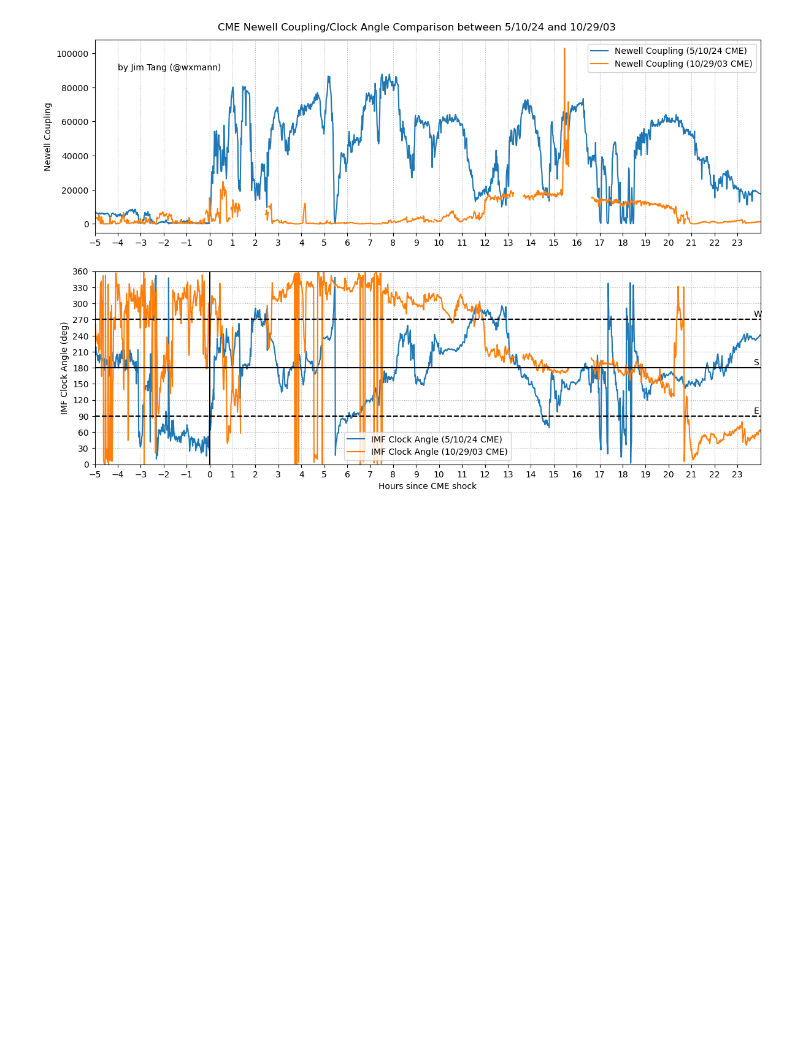
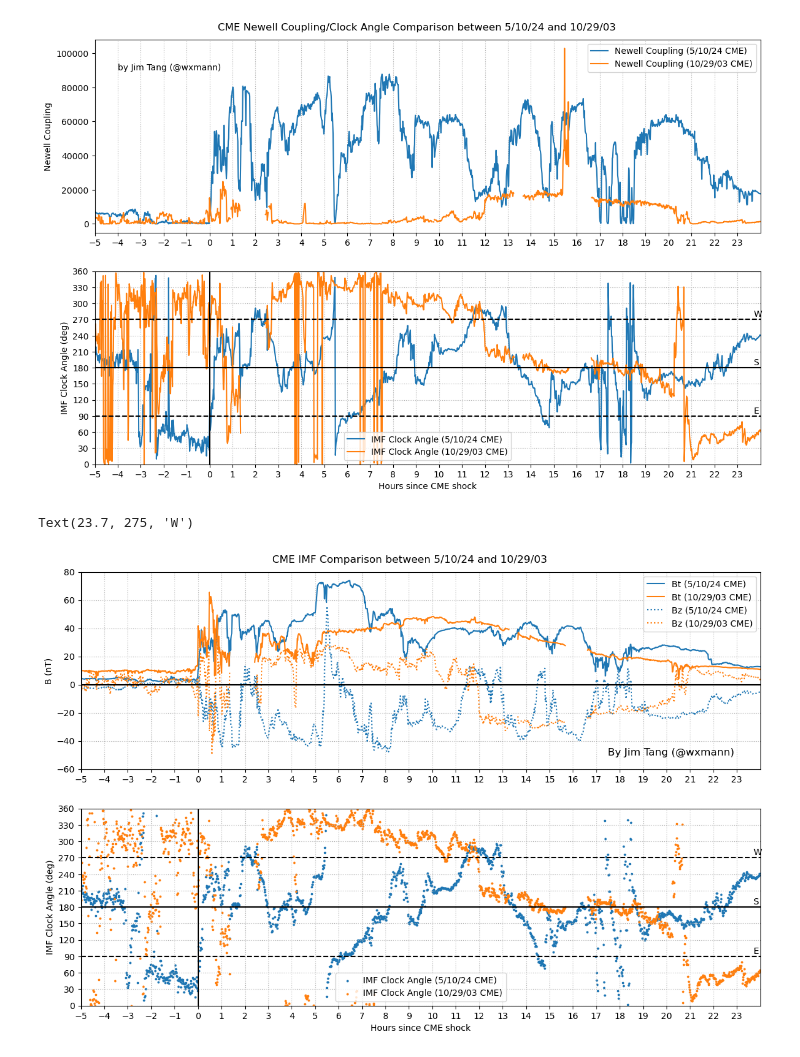
Before and after one commit to wxmann/historical-solar, a Jupyter notebook: compare_storms_may2024_v_oct2003.ipynb, the cells around one changed output. Saved outputs shown, nothing was run; the diff lists cells and outputs as text; code cells hidden in the pictures; blank space fills up the shorter version.

```diff
--- a/compare_storms_may2024_v_oct2003.ipynb
+++ b/compare_storms_may2024_v_oct2003.ipynb
@@ -120,3 +120,46 @@ ax2.text(23.7, 275, 'W')
 # %% [output]
 Text(23.7, 275, 'W')
 [figure]
+# %%
+fig, (ax1, ax2) = plt.subplots(2, 1, figsize=(14, 9))
+
+plt.suptitle('CME IMF Comparison between 5/10/24 and 10/29/03', y=0.91)
+plt.xlabel('Hours since CME shock')
+
+ax1.plot(may10_tindex, may10_df.bt, label='Bt (5/10/24 CME)')
+ax1.plot(oct29_tindex, oct29_df.bt, label='Bt (10/29/03 CME)')
+ax1.plot(may10_tindex, may10_df.bz, 'C0:', label='Bz (5/10/24 CME)')
+ax1.plot(oct29_tindex, oct29_df.bz, 'C1:', label='Bz (10/29/03 CME)')
+
+ax2.scatter(may10_tindex, may10_phi, label='IMF Clock Angle (5/10/24 CME)', s=3)
+ax2.scatter(oct29_tindex, oct29_phi, label='IMF Clock Angle (10/29/03 CME)', s=3)
+
+for ax in (ax1, ax2):
+    ax.set_xticks(range(-5, 24, 1))
+    ax.grid(axis='x', ls=':')
+    ax.set_xlim(-5, 24)
+    ax.legend()
+
+ax1.axhline(y=0, c='k')
+# ax1.set_xticks(range(-6, 24, 1))
+ax1.grid(axis='y', ls=':')
+ax1.set_ylim([-60, 80])
+ax1.set_ylabel('B (nT)')
+ax1.text(17.5, -50, 'By Jim Tang (@wxmann)', fontdict=dict(fontsize=12))
+
+ax2.set_ylabel('IMF Clock Angle (deg)')
+ax2.set_ylim([0, 360])
+# ax2.set_yticks(np.arange(-180, 180 + 1, 30))
+ax2.set_yticks(np.arange(0, 361, 30))
+ax2.grid(axis='y', ls=':')
+ax2.axvline(x=0, c='k')
+
+ax2.axhline(y=180, c='k')
+ax2.text(23.7, 185, 'S')
+ax2.axhline(y=90, c='k', ls='--')
+ax2.text(23.7, 95, 'E')
+ax2.axhline(y=270, c='k', ls='--')
+ax2.text(23.7, 275, 'W')
+# %% [output]
+Text(23.7, 275, 'W')
+[figure, added]
```
Also changed, not shown: parts of 1 cell of this notebook.
